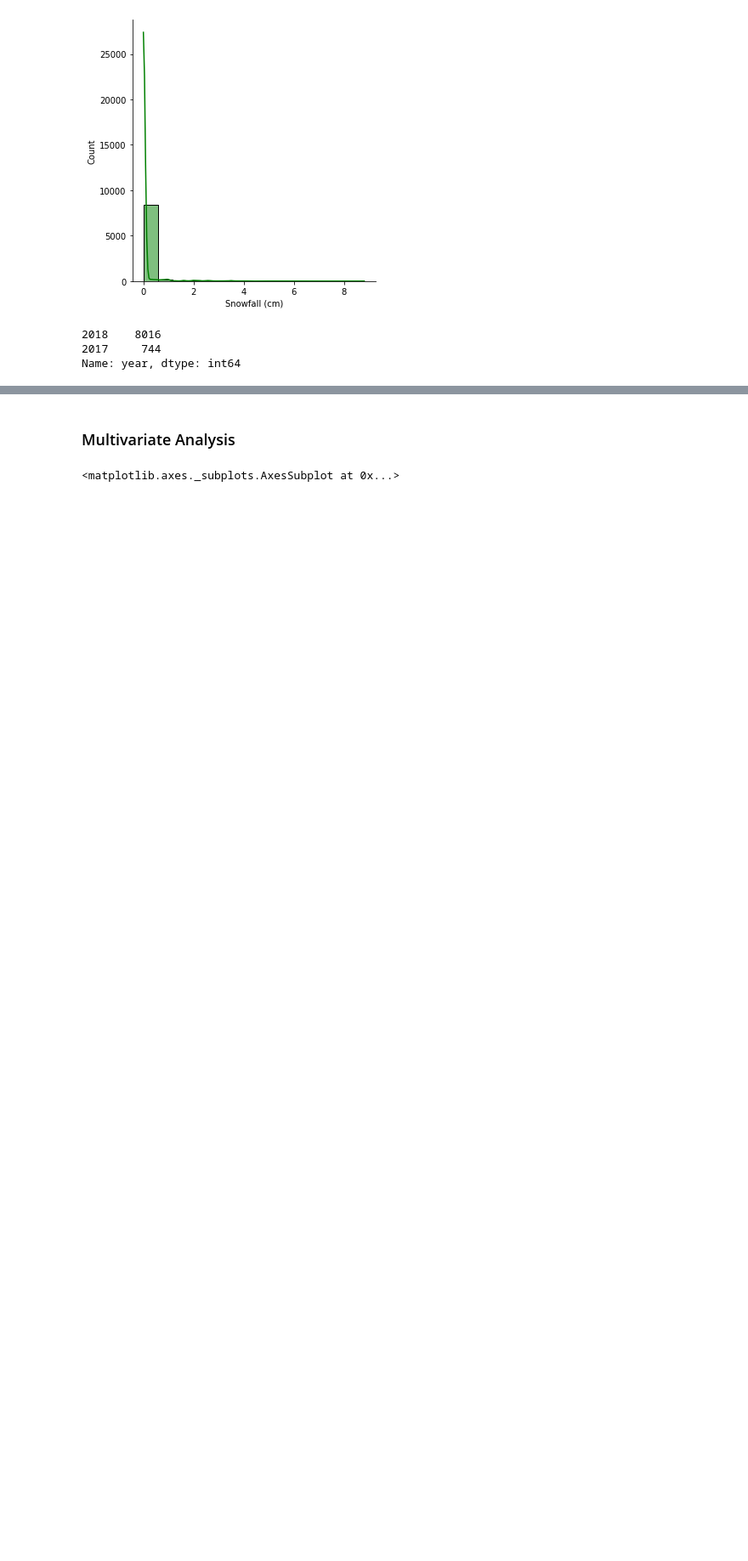
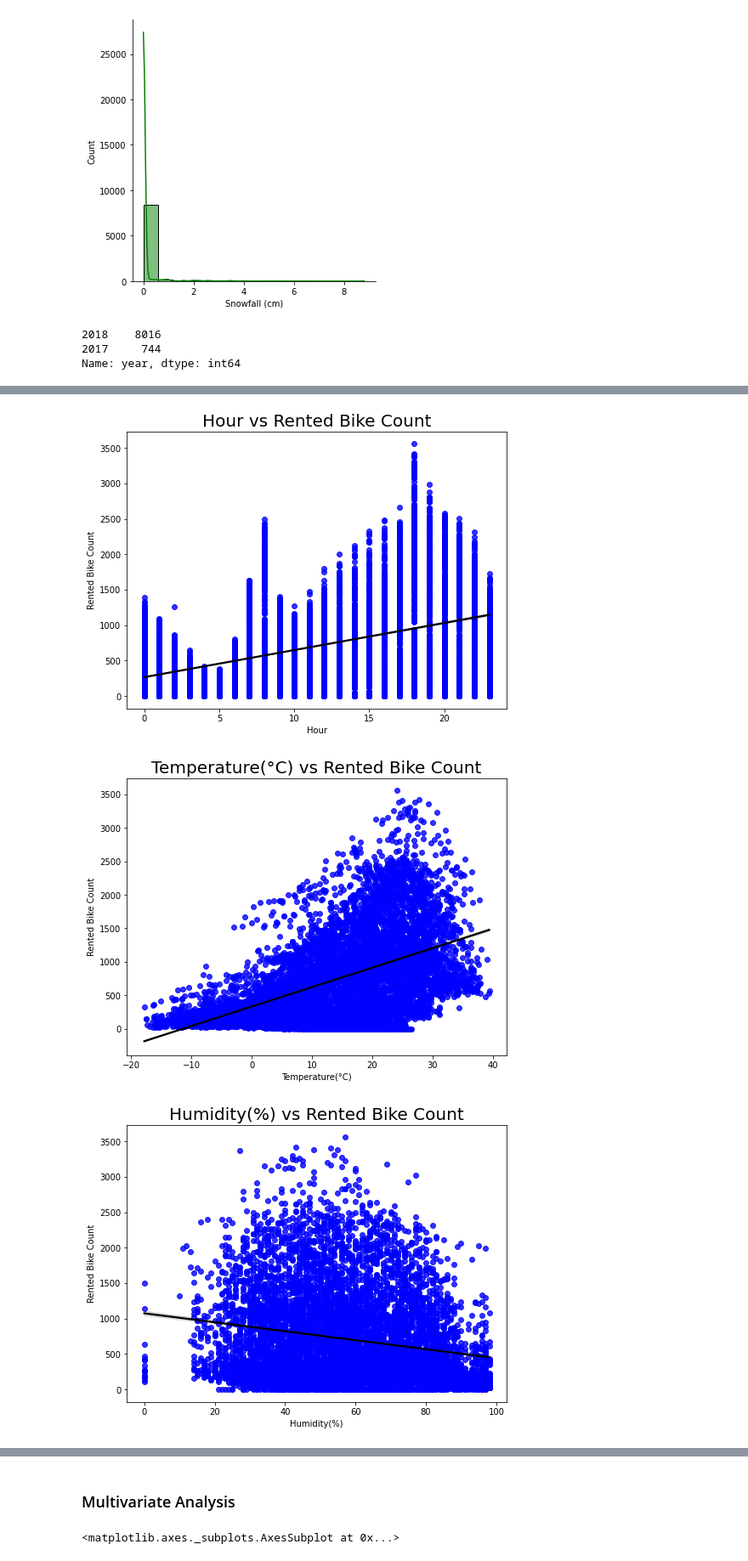
Before and after one commit to ajitpadole/Bike-Sharing-Demand-Prediction-, a Jupyter notebook: Bike_Sharing_Demand_Prediction_Capstone_Project.ipynb, the cells around one changed output, grey strips where cells are left out. Shown at 85% size. Drawn from its saved outputs; the diff is of its cells as text; code cells hidden in the pictures; blank space fills up the shorter version.

```diff
--- a/Bike_Sharing_Demand_Prediction_Capstone_Project.ipynb
+++ b/Bike_Sharing_Demand_Prediction_Capstone_Project.ipynb
@@ -220,0 +253,9 @@ Name: year, dtype: int64
+# %%
+for col in lis:
+  fig,ax=plt.subplots(figsize=(8,6))
+  sns.regplot(x=data[col],y=data['Rented Bike Count'],scatter_kws={"color": 'Blue'}, line_kws={"color": "black"})
+  plt.title(col+' vs '+ 'Rented Bike Count', fontsize=20)
+# %% [output]
+[figure, added]
+[figure, added]
+[figure, added]
```
Also changed, not shown: parts of 31 cells of this notebook.
